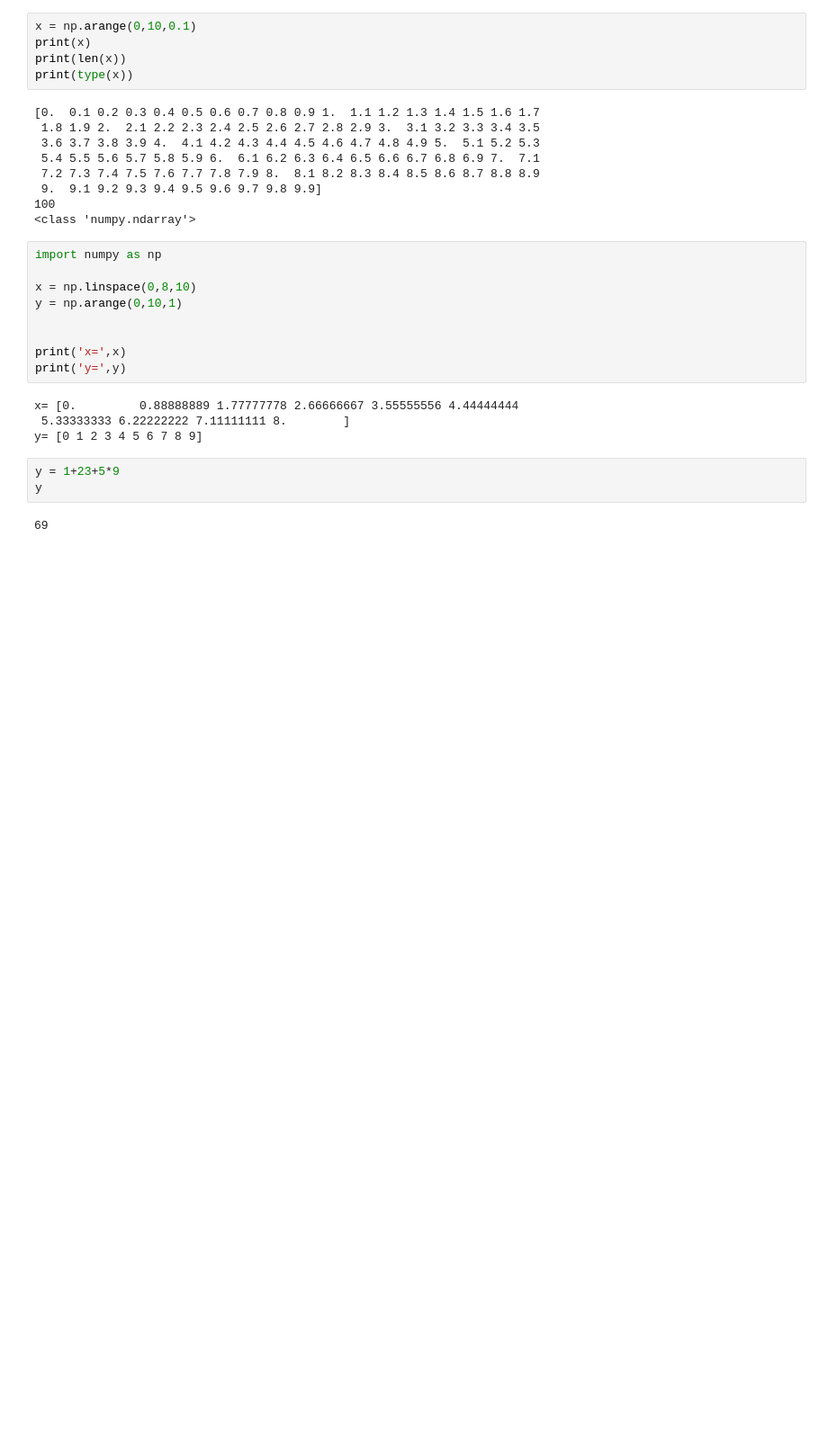
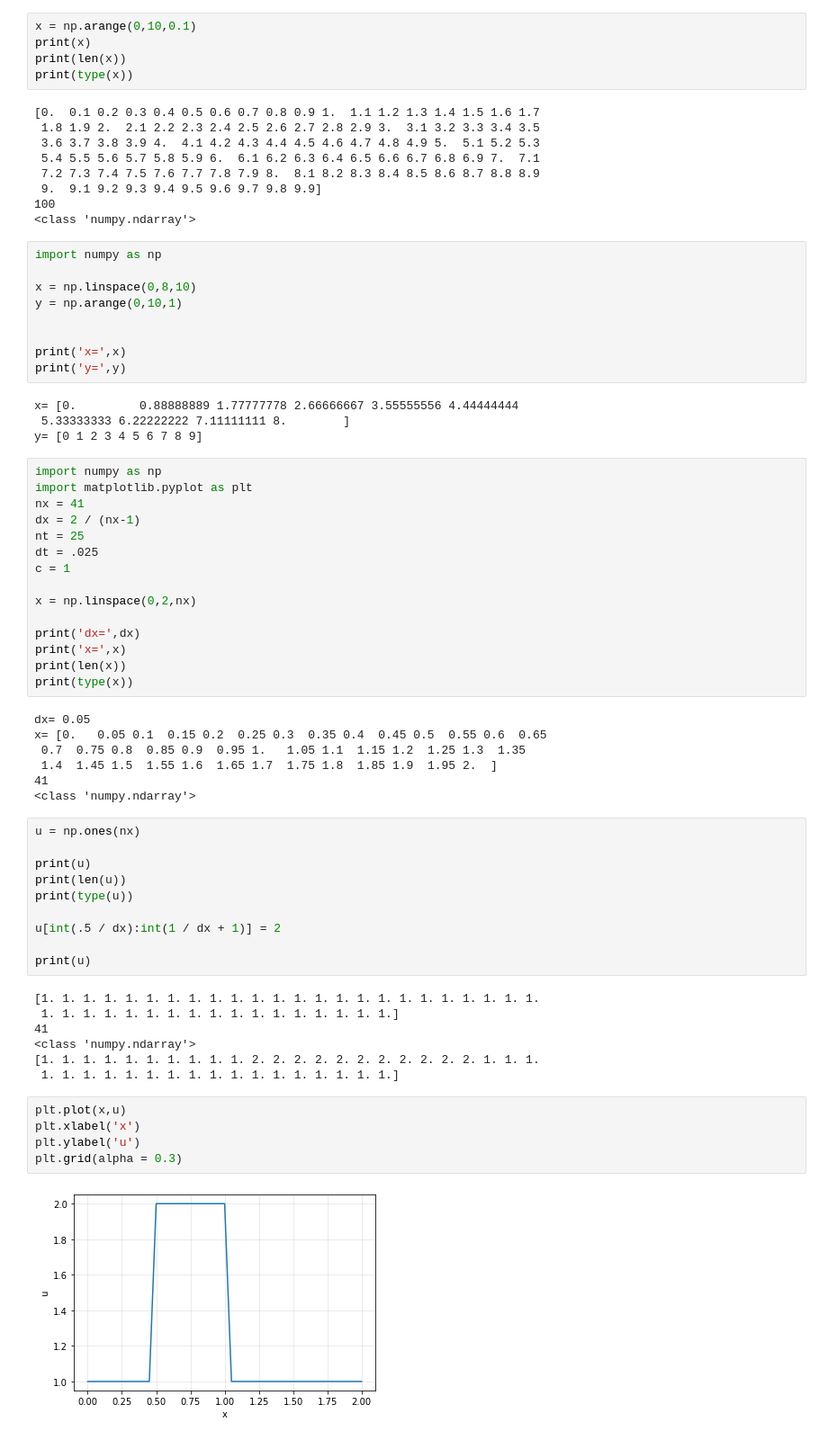
Before and after one commit to TaichiKogure/Lib_Docs, a Jupyter notebook: PJfile/SpaceKamakiri.ipynb, the cells around one changed output. Shown at 90% size. Cells and saved outputs as stored; diff of their text form; blank space fills up the shorter version.

```diff
--- a/PJfile/SpaceKamakiri.ipynb
+++ b/PJfile/SpaceKamakiri.ipynb
@@ -38,8 +40,49 @@ print('y=',y)
 x= [0.         0.88888889 1.77777778 2.66666667 3.55555556 4.44444444
  5.33333333 6.22222222 7.11111111 8.        ]
 y= [0 1 2 3 4 5 6 7 8 9]
-# %%
-y = 1+23+5*9
-y
-# %% [output]
-69
+# %%
+import numpy as np
+import matplotlib.pyplot as plt
+nx = 41
+dx = 2 / (nx-1)
+nt = 25
+dt = .025
+c = 1
+
+x = np.linspace(0,2,nx)
+
+print('dx=',dx)
+print('x=',x)
+print(len(x))
+print(type(x))
+# %% [output]
+dx= 0.05
+x= [0.   0.05 0.1  0.15 0.2  0.25 0.3  0.35 0.4  0.45 0.5  0.55 0.6  0.65
+ 0.7  0.75 0.8  0.85 0.9  0.95 1.   1.05 1.1  1.15 1.2  1.25 1.3  1.35
+ 1.4  1.45 1.5  1.55 1.6  1.65 1.7  1.75 1.8  1.85 1.9  1.95 2.  ]
+41
+<class 'numpy.ndarray'>
+# %%
+u = np.ones(nx)
+
+print(u)
+print(len(u))
+print(type(u))
+
+u[int(.5 / dx):int(1 / dx + 1)] = 2
+
+print(u)
+# %% [output]
+[1. 1. 1. 1. 1. 1. 1. 1. 1. 1. 1. 1. 1. 1. 1. 1. 1. 1. 1. 1. 1. 1. 1. 1.
+ 1. 1. 1. 1. 1. 1. 1. 1. 1. 1. 1. 1. 1. 1. 1. 1. 1.]
+41
+<class 'numpy.ndarray'>
+[1. 1. 1. 1. 1. 1. 1. 1. 1. 1. 2. 2. 2. 2. 2. 2. 2. 2. 2. 2. 2. 1. 1. 1.
+ 1. 1. 1. 1. 1. 1. 1. 1. 1. 1. 1. 1. 1. 1. 1. 1. 1.]
+# %%
+plt.plot(x,u)
+plt.xlabel('x')
+plt.ylabel('u')
+plt.grid(alpha = 0.3)
+# %% [output]
+[figure, added]
```
Also changed, not shown: parts of 3 cells of this notebook.
